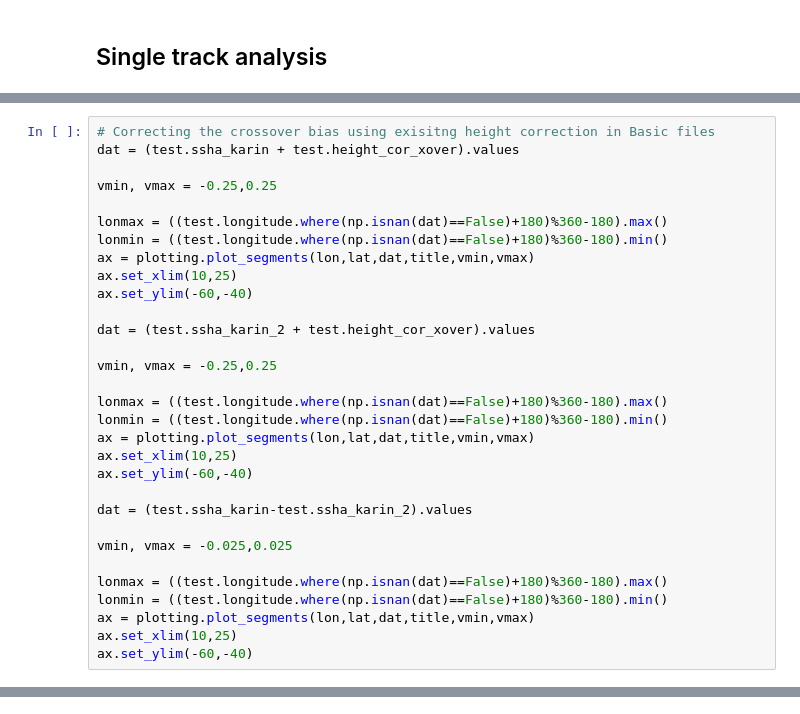
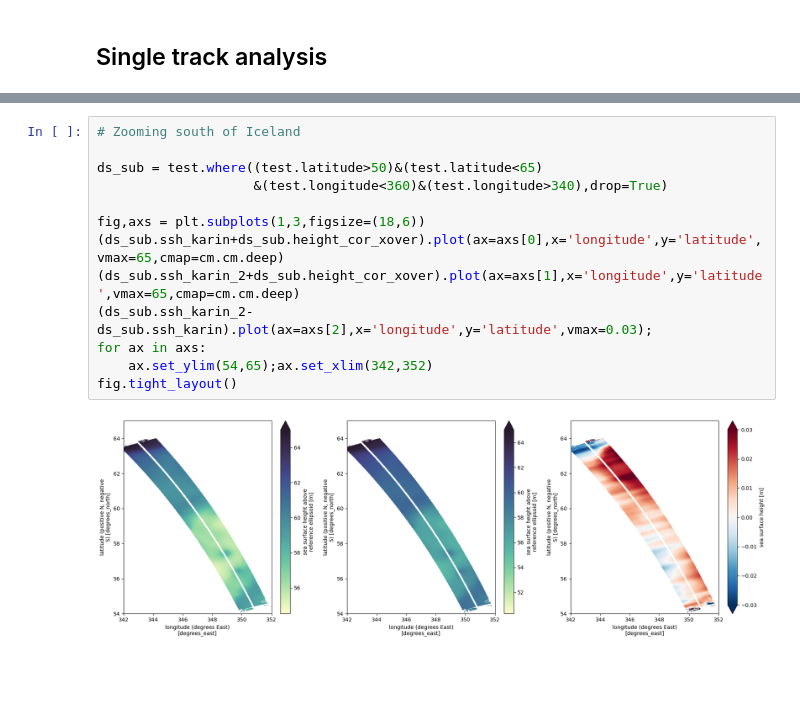
Before and after one commit to zcasparco/SWOT_UHH, a Jupyter notebook: Maps/SWOT_visualization_Basic.ipynb, the cells around one changed output, grey strips where cells are left out. Cells and saved outputs as stored; diff of their text form; blank space fills up the shorter version.

```diff
--- a/Maps/SWOT_visualization_Basic.ipynb
+++ b/Maps/SWOT_visualization_Basic.ipynb
@@ -124,31 +82,0 @@ ax.set_ylim(-60,-40)
-# %%
-# Correcting the crossover bias using exisitng height correction in Basic files
-dat = (test.ssha_karin + test.height_cor_xover).values
-
-vmin, vmax = -0.25,0.25
-
-lonmax = ((test.longitude.where(np.isnan(dat)==False)+180)%360-180).max()
-lonmin = ((test.longitude.where(np.isnan(dat)==False)+180)%360-180).min()
-ax = plotting.plot_segments(lon,lat,dat,title,vmin,vmax)
-ax.set_xlim(10,25)
-ax.set_ylim(-60,-40)
-
-dat = (test.ssha_karin_2 + test.height_cor_xover).values
-
-vmin, vmax = -0.25,0.25
-
-lonmax = ((test.longitude.where(np.isnan(dat)==False)+180)%360-180).max()
-lonmin = ((test.longitude.where(np.isnan(dat)==False)+180)%360-180).min()
-ax = plotting.plot_segments(lon,lat,dat,title,vmin,vmax)
-ax.set_xlim(10,25)
-ax.set_ylim(-60,-40)
-
-dat = (test.ssha_karin-test.ssha_karin_2).values
-
-vmin, vmax = -0.025,0.025
-
-lonmax = ((test.longitude.where(np.isnan(dat)==False)+180)%360-180).max()
-lonmin = ((test.longitude.where(np.isnan(dat)==False)+180)%360-180).min()
-ax = plotting.plot_segments(lon,lat,dat,title,vmin,vmax)
-ax.set_xlim(10,25)
-ax.set_ylim(-60,-40)
@@ -159,0 +154,15 @@ ax.set_ylim(-60,-40)
+# %%
+# Zooming south of Iceland
+
+ds_sub = test.where((test.latitude>50)&(test.latitude<65)
+                    &(test.longitude<360)&(test.longitude>340),drop=True)
+
+fig,axs = plt.subplots(1,3,figsize=(18,6))
+(ds_sub.ssh_karin+ds_sub.height_cor_xover).plot(ax=axs[0],x='longitude',y='latitude',vmax=65,cmap=cm.cm.deep)
+(ds_sub.ssh_karin_2+ds_sub.height_cor_xover).plot(ax=axs[1],x='longitude',y='latitude',vmax=65,cmap=cm.cm.deep)
+(ds_sub.ssh_karin_2-ds_sub.ssh_karin).plot(ax=axs[2],x='longitude',y='latitude',vmax=0.03);
+for ax in axs:
+    ax.set_ylim(54,65);ax.set_xlim(342,352)
+fig.tight_layout()
+# %% [output]
+[figure, added]
```
Also changed, not shown: parts of 15 cells of this notebook.
